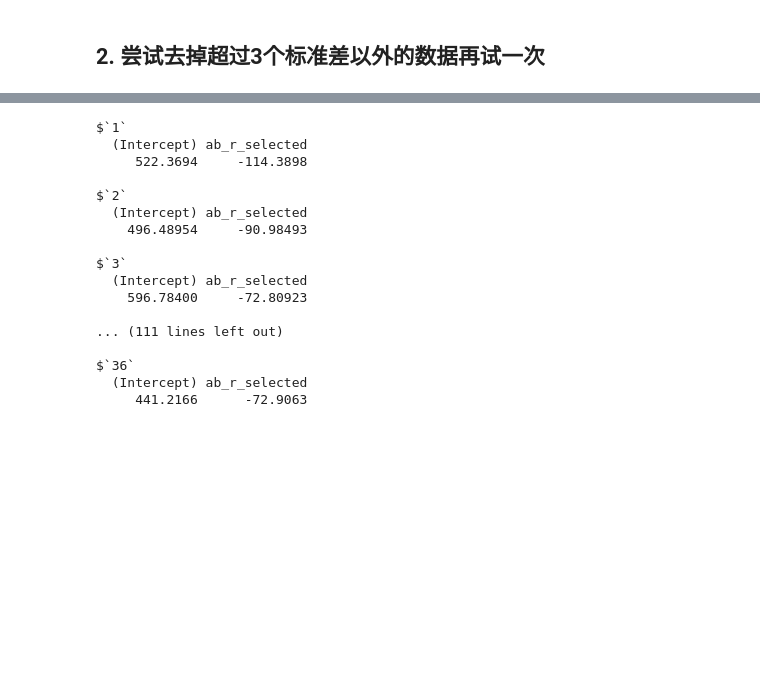
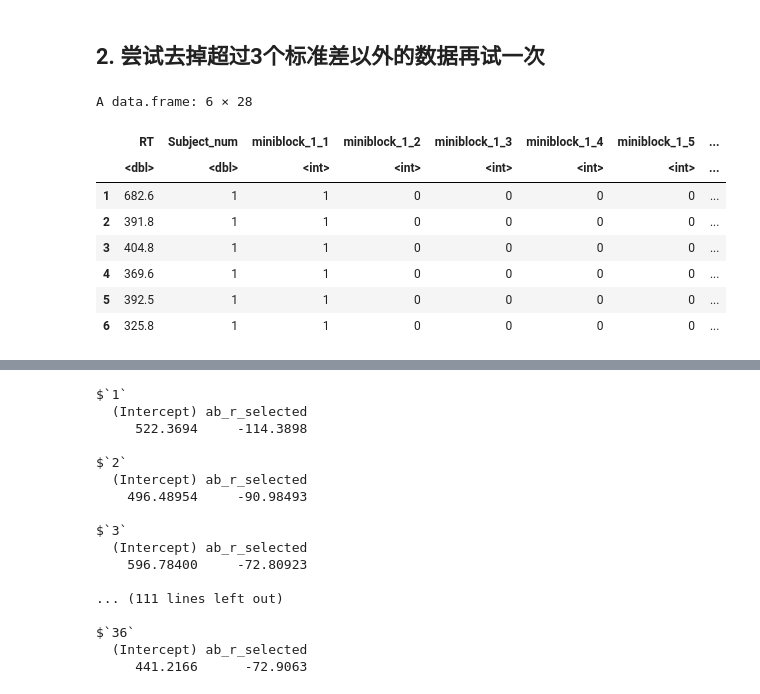
Before and after one commit to dddd1007/cognitive_control_model, a Jupyter notebook: notebooks/去掉错误试次后计算贝叶斯模型的AIC.ipynb, the cells around one changed output, grey strips where cells are left out. Drawn from its saved outputs; the diff is of its cells as text; code cells hidden in the pictures; blank space fills up the shorter version.

```diff
--- a/notebooks/去掉错误试次后计算贝叶斯模型的AIC.ipynb
+++ b/notebooks/去掉错误试次后计算贝叶斯模型的AIC.ipynb
@@ -170,6 +170,18 @@ data_without_outlier <- filter(tagged_data, if_outlier == 0)
 prep_lm_data_no_outlier <- dummy_columns(data_without_outlier, "miniblock") %>%
                            select(RT, Subject_num, starts_with("miniblock_"),
                            ab_r_selected, sr_r_selected)
+# %%
+head(prep_lm_data_no_outlier)
+# %% [output]
+A data.frame: 6 × 28
+|  | RT | Subject_num | miniblock_1_1 | miniblock_1_2 | miniblock_1_3 | miniblock_1_4 | miniblock_1_5 | ... |
+|  | <dbl> | <dbl> | <int> | <int> | <int> | <int> | <int> | ... |
+| 1 | 682.6 | 1 | 1 | 0 | 0 | 0 | 0 | ... |
+| 2 | 391.8 | 1 | 1 | 0 | 0 | 0 | 0 | ... |
+| 3 | 404.8 | 1 | 1 | 0 | 0 | 0 | 0 | ... |
+| 4 | 369.6 | 1 | 1 | 0 | 0 | 0 | 0 | ... |
+| 5 | 392.5 | 1 | 1 | 0 | 0 | 0 | 0 | ... |
+| 6 | 325.8 | 1 | 1 | 0 | 0 | 0 | 0 | ... |
 # %%
 # ab_r
 prep_lm_data_no_outlier %>%
```
Also changed, not shown: parts of 7 cells of this notebook, 15 other files.
